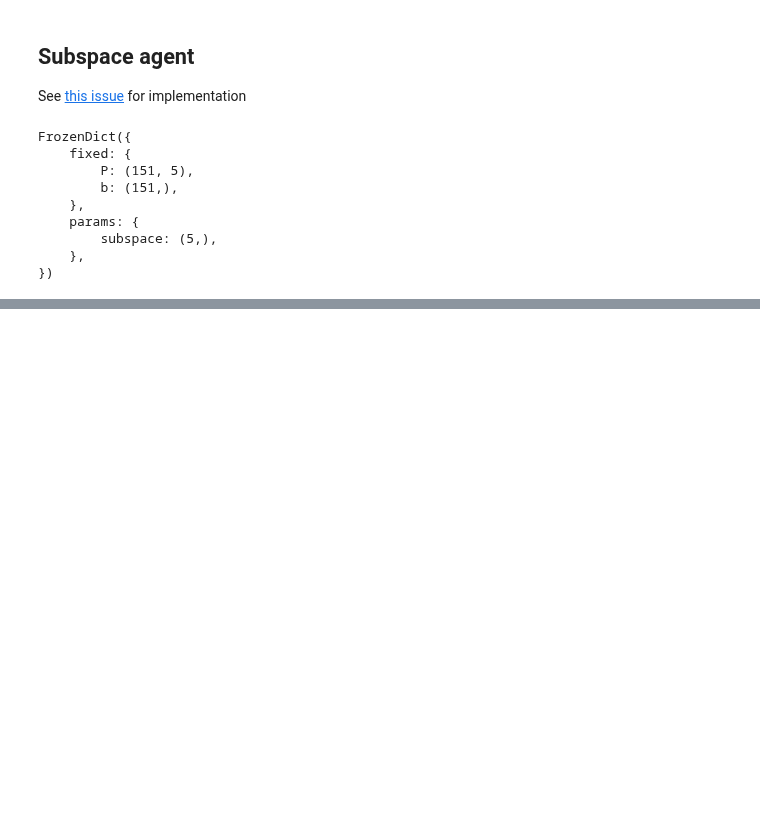
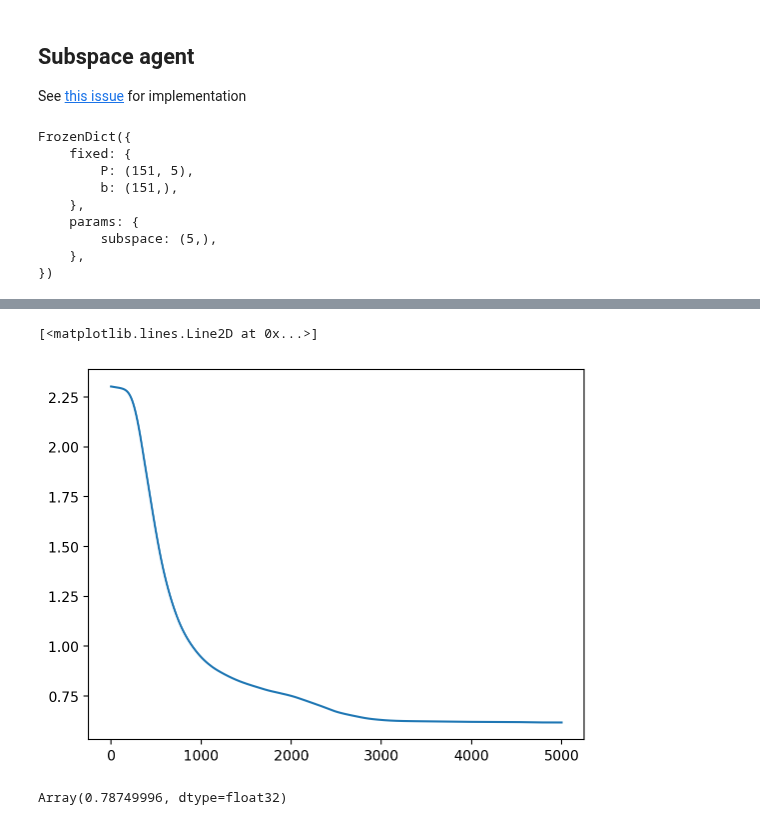
Before and after one commit to probml/rebayes, a Jupyter notebook: demos/basics/subspace-ekf.ipynb, the cells around one changed output, grey strips where cells are left out. Cells and saved outputs as stored; diff of their text form; code cells hidden in the pictures; blank space fills up the shorter version.

```diff
--- a/demos/basics/subspace-ekf.ipynb
+++ b/demos/basics/subspace-ekf.ipynb
@@ -214,0 +258,28 @@ dataset = load_mnist_dataset()
+# %%
+tx = optax.adam(1e-3)
+state = TrainState.create(apply_fn=applyfn,
+                          params=psubspace_init,
+                          tx=tx)
+# %%
+def lossfn(params, X, y):
+    nsamples = len(X)
+    log_yhat = jnp.log(applyfn(params, X))
+    loss = -jnp.einsum("nk,nk", y, log_yhat) / nsamples
+    return loss
+# %%
+val_nabla_loss = jax.jit(jax.value_and_grad(lossfn))
+# %%
+losses = []
+for _ in tqdm(range(5000)):
+    l, grads = val_nabla_loss(state.params, X[:400], y[:400])
+    state = state.apply_gradients(grads=grads)
+    losses.append(l)
+# %%
+plt.plot(losses)
+# %% [output]
+[<matplotlib.lines.Line2D at 0x...>]
+[figure, added]
+# %%
+(applyfn(state.params, X[:400]).argmax(axis=1) == y[:400].argmax(axis=1)).mean()
+# %% [output]
+Array(0.78749996, dtype=float32)
```
Also changed, not shown: parts of 13 cells of this notebook.
